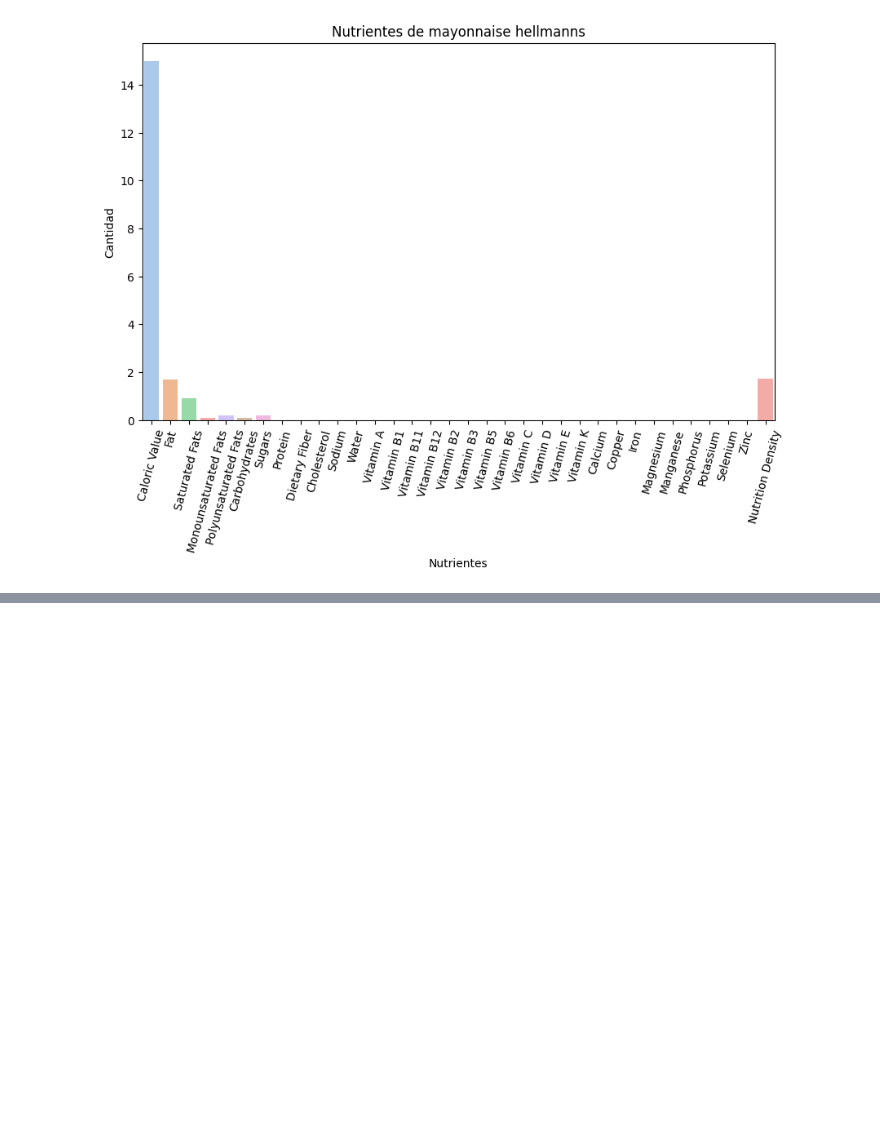
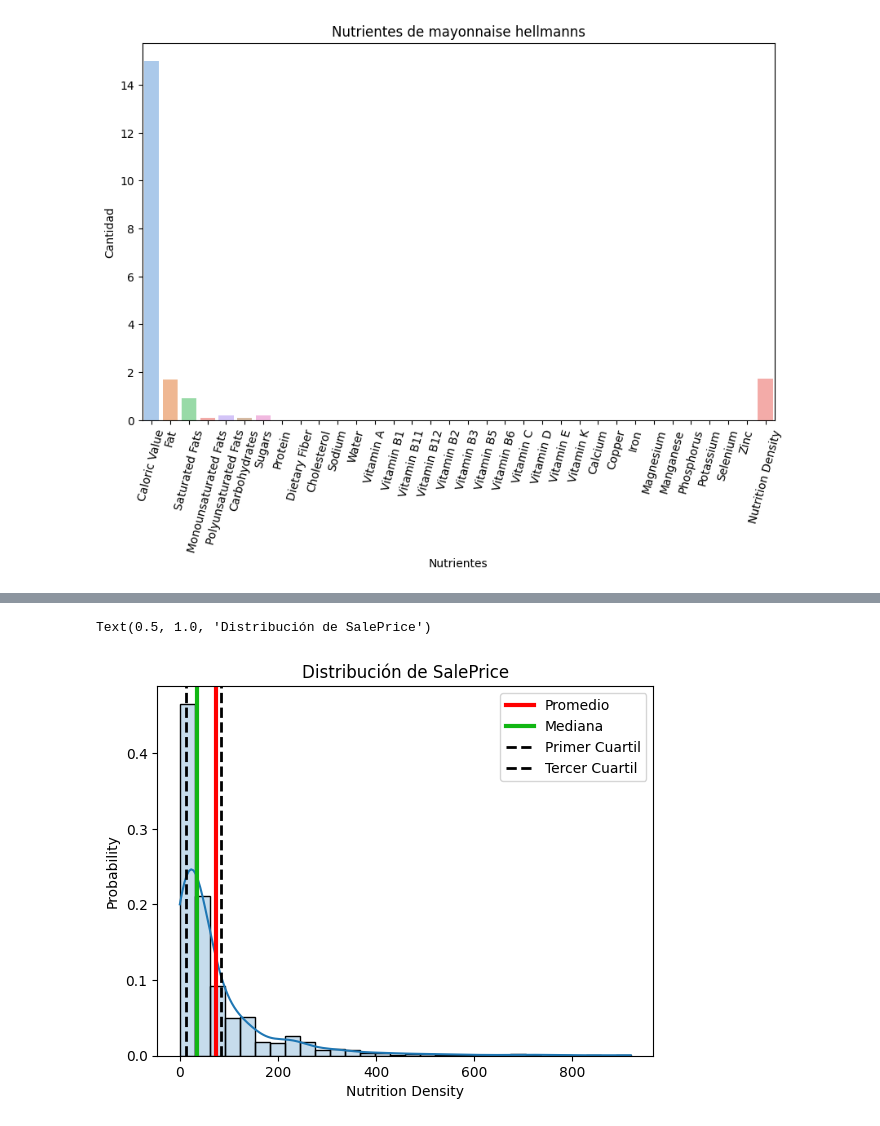
Before and after one commit to NatanCuello30/Data-Science-1, a Jupyter notebook: DataScience/FINAL_FOOD_DATASET/ProyectoDS_Parte1_+Cuello.ipynb, the cells around one changed output, grey strips where cells are left out. Saved outputs shown, nothing was run; the diff lists cells and outputs as text; code cells hidden in the pictures; blank space fills up the shorter version.

```diff
--- a/DataScience/FINAL_FOOD_DATASET/ProyectoDS_Parte1_+Cuello.ipynb
+++ b/DataScience/FINAL_FOOD_DATASET/ProyectoDS_Parte1_+Cuello.ipynb
@@ -737,3 +726,7 @@ for _ in range(2):
 # %% [output]
 [figure]
 [figure]
+# %%
+# Algunas estadísticas
+var_target = df['Nutrition Density']
+var_target.describe().round(0)
@@ -739,0 +743,48 @@ for _ in range(2):
+# %%
+# Histograma variable target
+# Primero calculo algunas medidas que quiero presentar
+media = var_target.mean()
+mediana = var_target.median()
+primer_cuartil = var_target.quantile(0.25)
+tercer_cuartil = var_target.quantile(0.75)
+
+# Luego grafico
+plt.figure()
+# Histograma
+sns.histplot(data = df,
+             x = 'Nutrition Density',
+             bins = 30,
+             alpha = 0.25,
+             kde = True,
+             stat='probability')
+# Agrego linea de promedio
+plt.axvline(x = media,
+            color = 'red',
+            linestyle = '-',
+            label = 'Promedio',
+            linewidth = 3)
+# Agrego linea de mediana
+plt.axvline(x = mediana,
+            color = '#11B613',
+            linestyle = '-',
+            label = 'Mediana',
+            linewidth = 3)
+# Agrego linea de primer cuartil
+plt.axvline(x = primer_cuartil,
+            color = 'black',
+            linestyle = '--',
+            label = 'Primer Cuartil',
+            linewidth = 2)
+# Agrego linea de tercer cuartil
+plt.axvline(x = tercer_cuartil,
+            color = 'black',
+            linestyle = '--',
+            label = 'Tercer Cuartil',
+            linewidth = 2)
+
+plt.legend()
+
+plt.title('Distribución de SalePrice')
+# %% [output]
+Text(0.5, 1.0, 'Distribución de SalePrice')
+[figure, added]
```
Also changed, not shown: parts of 10 cells of this notebook.
